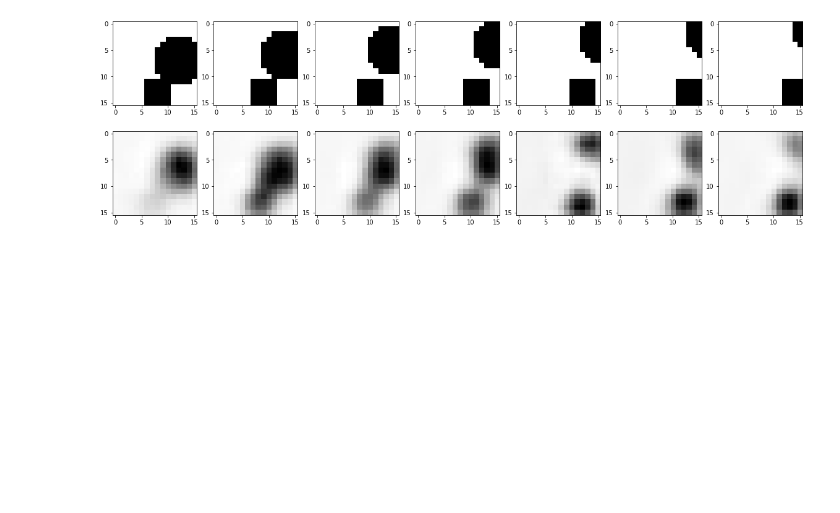
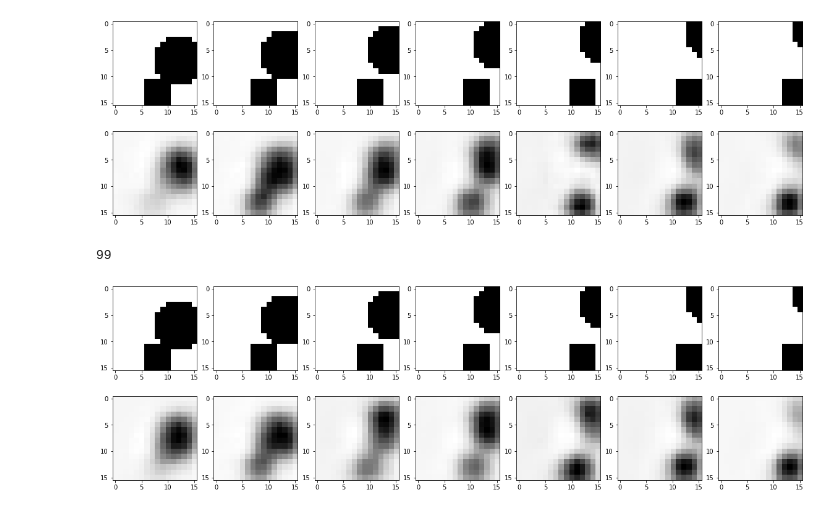
Before and after one commit to shazoop/FormMotion, a Jupyter notebook: Trial2-Tanh-OptEinsum-PyTorchPort-TranslationOnly.ipynb, the cells around one changed output. Saved outputs shown, nothing was run; the diff lists cells and outputs as text; code cells hidden in the pictures; blank space fills up the shorter version.

```diff
--- a/Trial2-Tanh-OptEinsum-PyTorchPort-TranslationOnly.ipynb
+++ b/Trial2-Tanh-OptEinsum-PyTorchPort-TranslationOnly.ipynb
@@ -759,3 +759,10 @@ for i in range(movie_length):
             plt.imshow(test_rawPredNP[i].reshape((16,16)),cmap="Greys")
 # %% [output]
 [figure]
+# %%
+#this run was for 100 total cycles, 10/10 per center/radius. learning center/rad were .1/.2. Epsilon set to 1.
+#Also, I changed local image threshold from 1+epsilon to be 1+sqrt(epsilon).
+testrun6 = InferLocalNP(testNP[19], learnPhi8, sparsePen, derivPen, eta2, eta3, eta4, betaStep, attStep, numInf2)
+# %% [output]
+99
+[figure, added]
```
Also changed, not shown: parts of 10 cells of this notebook.
